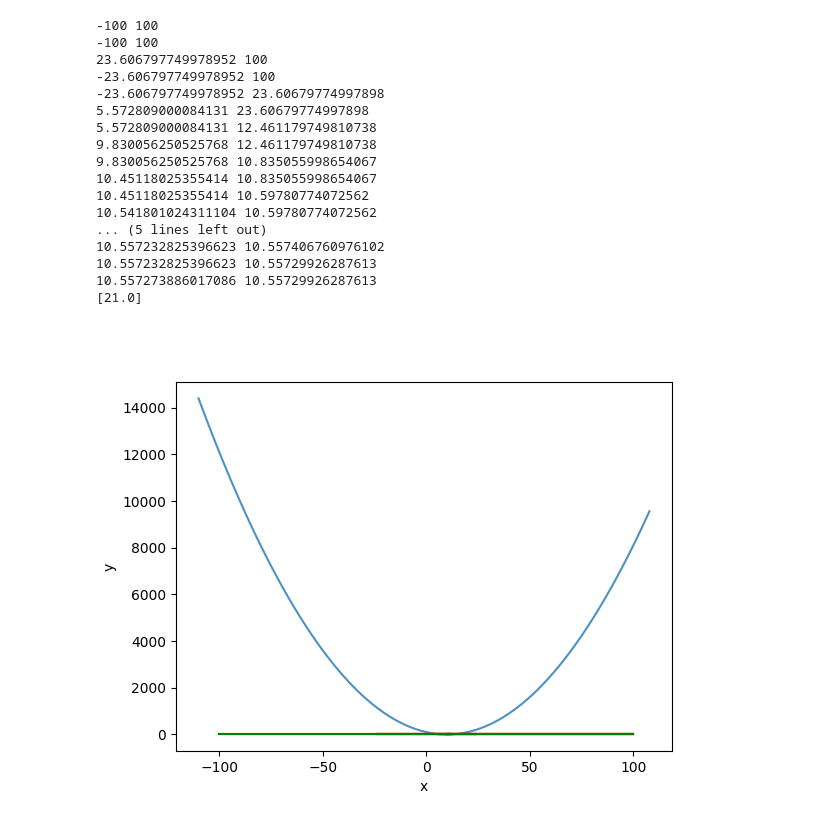
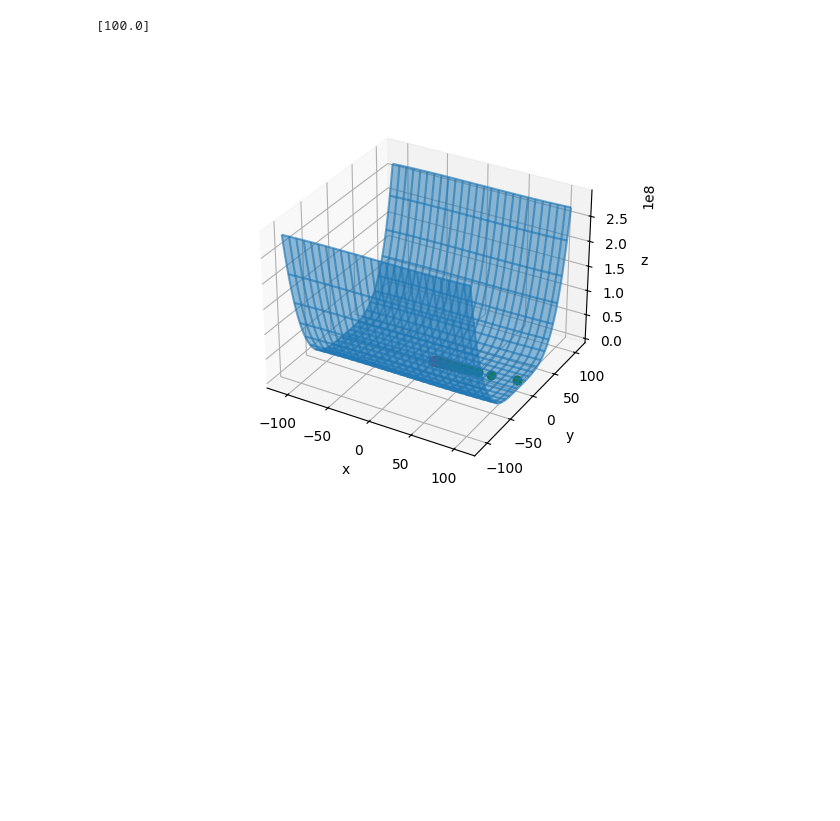
Before and after one commit to Skorniakov-Leonid/Methods-of-optimization, a Jupyter notebook: presentation/lab-1/test.ipynb, the cells around one changed output. Cells and saved outputs as stored; diff of their text form; code cells hidden in the pictures; blank space fills up the shorter version.

Commit message:
gradient descent added

```diff
--- a/presentation/lab-1/test.ipynb
+++ b/presentation/lab-1/test.ipynb
@@ -1,42 +1,28 @@
 # %%
 %matplotlib widget
 from src.metric import CallCount
-from src.common.oracul import LambdaOracul
+from src.common.oracul import LambdaOracul, PoweredSumOracul
 
 from src.lab1.stop_condition import CountCondition, PrecisionCondition
 import numpy as np
 from src.common import Oracul, Point
 from src.lab1.method_processor import MethodProcessor
-from src.lab1.methods import RandomMethod, GoldenRatioMethod
+from src.lab1.methods import RandomMethod, GoldenRatioMethod, GradientDescent
 
 import matplotlib.pyplot as plt
 
 fig = plt.figure()
 
 method = RandomMethod()
 golden_ratio = GoldenRatioMethod()
-oracul = LambdaOracul(lambda x: (x - 10) ** 2, 2)
-point, metrics, anim = MethodProcessor.process(golden_ratio, oracul, CountCondition(20), metrics=[CallCount()], method_params = {"a":-100, "b":100}, visualize=True,
-                                              low_bracket=[-100], high_bracket=[100])
+gradient_descent = GradientDescent()
+oracul = LambdaOracul(lambda x: (x - 10) ** 2)
+test_oracul = PoweredSumOracul([[2, 3], [2, 3]])
+point, metrics, anim = MethodProcessor.process(gradient_descent, test_oracul, CountCondition(20), metrics=[CallCount()], method_params = {"learning_rate":0.0005, "x":np.array([100, 10])}, visualize=True,
+                                              low_bracket=[-100, -100], high_bracket=[100, 100])
 print(metrics)
 plt.show()
 # %% [output]
--100 100
--100 100
-23.606797749978952 100
--23.606797749978952 100
--23.606797749978952 23.60679774997898
-5.572809000084131 23.60679774997898
-5.572809000084131 12.461179749810738
-9.830056250525768 12.461179749810738
-9.830056250525768 10.835055998654067
-10.45118025355414 10.835055998654067
-10.45118025355414 10.59780774072562
-10.541801024311104 10.59780774072562
-... (5 lines left out)
-10.557232825396623 10.557406760976102
-10.557232825396623 10.55729926287613
-10.557273886017086 10.55729926287613
-[21.0]
+[100.0]
-[figure, old version]
+[figure, new version]
 [figure]
```
Also changed, not shown: 3 other files.
